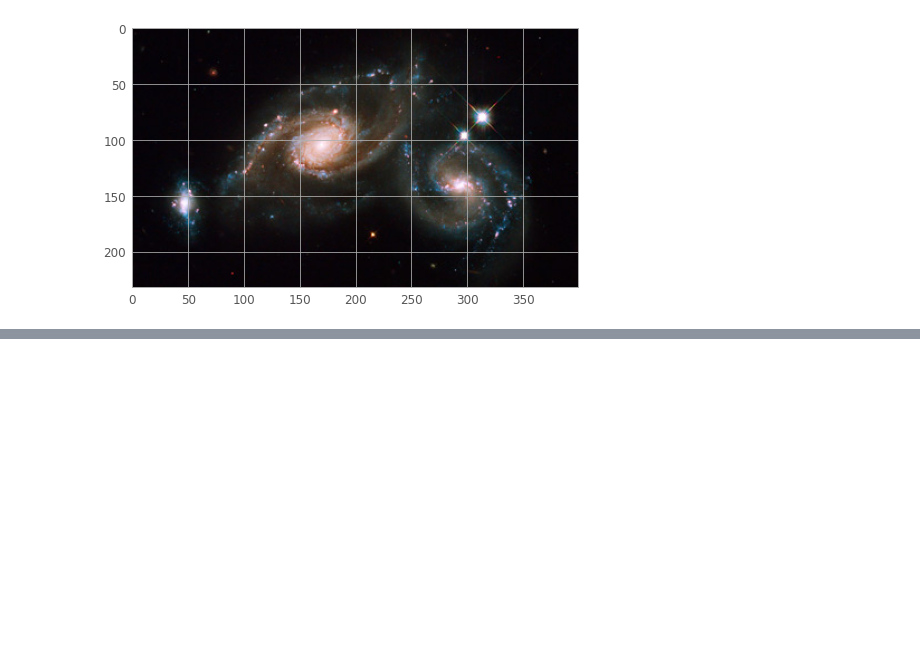
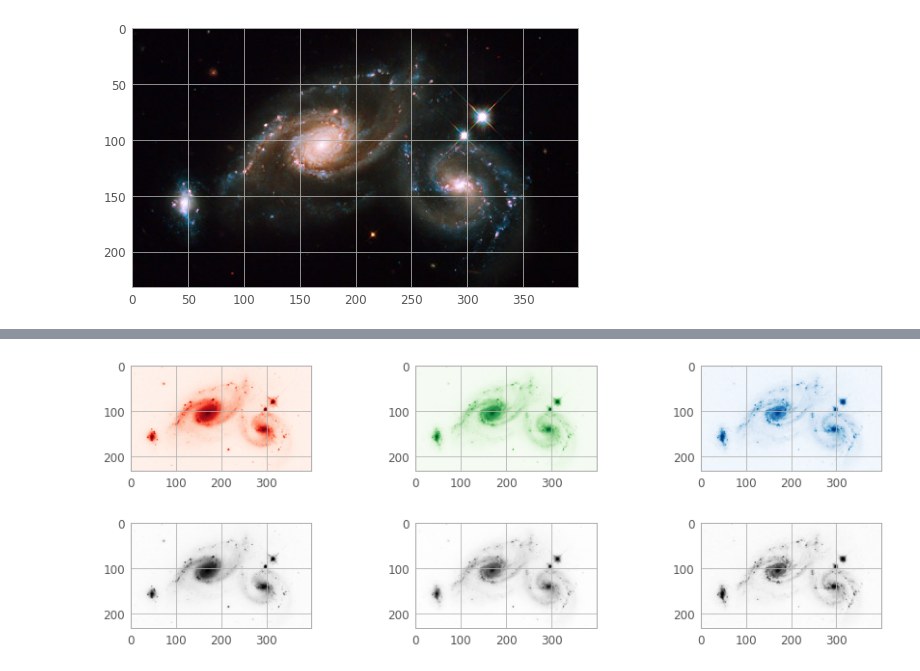
Before and after one commit to K-knot/Astropy, a Jupyter notebook: preparation/Astorpy.ipynb, the cells around one changed output, grey strips where cells are left out. Drawn from its saved outputs; the diff is of its cells as text; code cells hidden in the pictures; blank space fills up the shorter version.

```diff
--- a/preparation/Astorpy.ipynb
+++ b/preparation/Astorpy.ipynb
@@ -37,0 +81,18 @@ Image bands: ('R', 'G', 'B')
+# %%
+import astropy.io.fits as iofits
+import matplotlib.cm as cm
+
+red_fits_data = iofits.open("red.fits")[0].data
+green_fits_data = iofits.open("green.fits")[0].data
+blue_fits_data = iofits.open("blue.fits")[0].data
+# %%
+fig, axes = plt.subplots(nrows=2, ncols=3, figsize=(15,5))
+axes[0,0].imshow(red_fits_data, cmap='Reds')
+axes[0,1].imshow(green_fits_data, cmap='Greens')
+axes[0,2].imshow(blue_fits_data, cmap='Blues')
+axes[1,0].imshow(red_fits_data, cmap='Greys')
+axes[1,1].imshow(green_fits_data, cmap='Greys')
+axes[1,2].imshow(blue_fits_data, cmap='Greys')
+plt.show()
+# %% [output]
+[figure, added]
```
Also changed, not shown: parts of 4 cells of this notebook.
